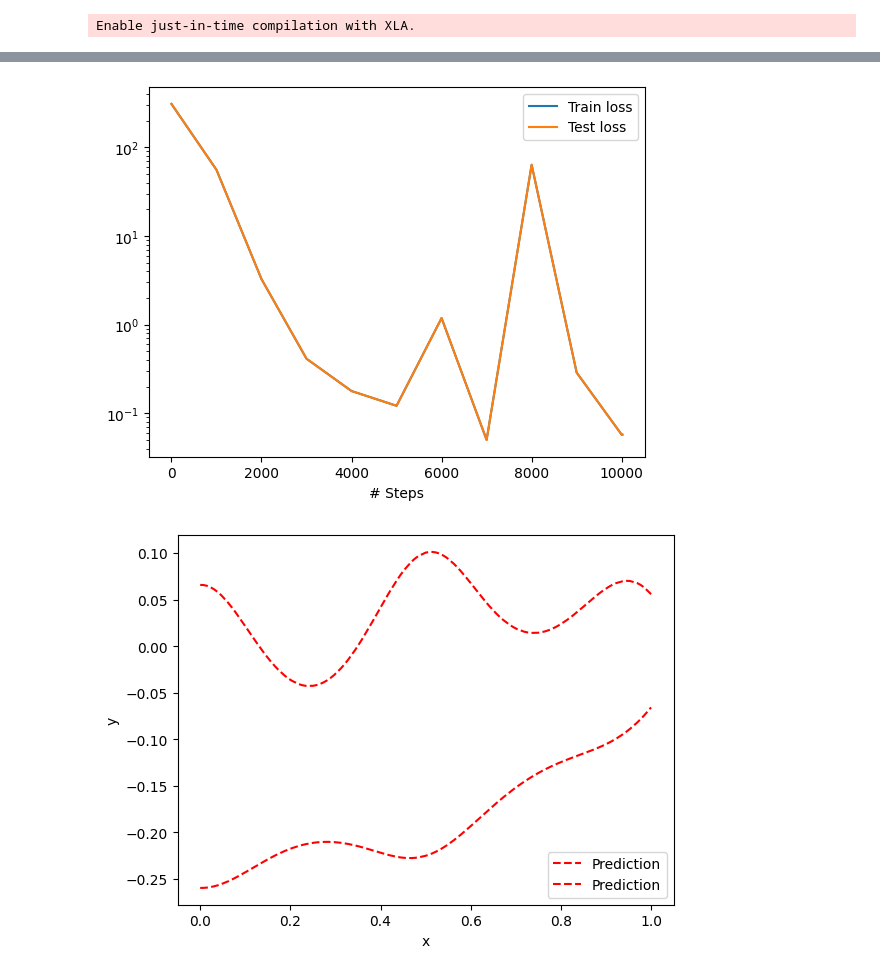
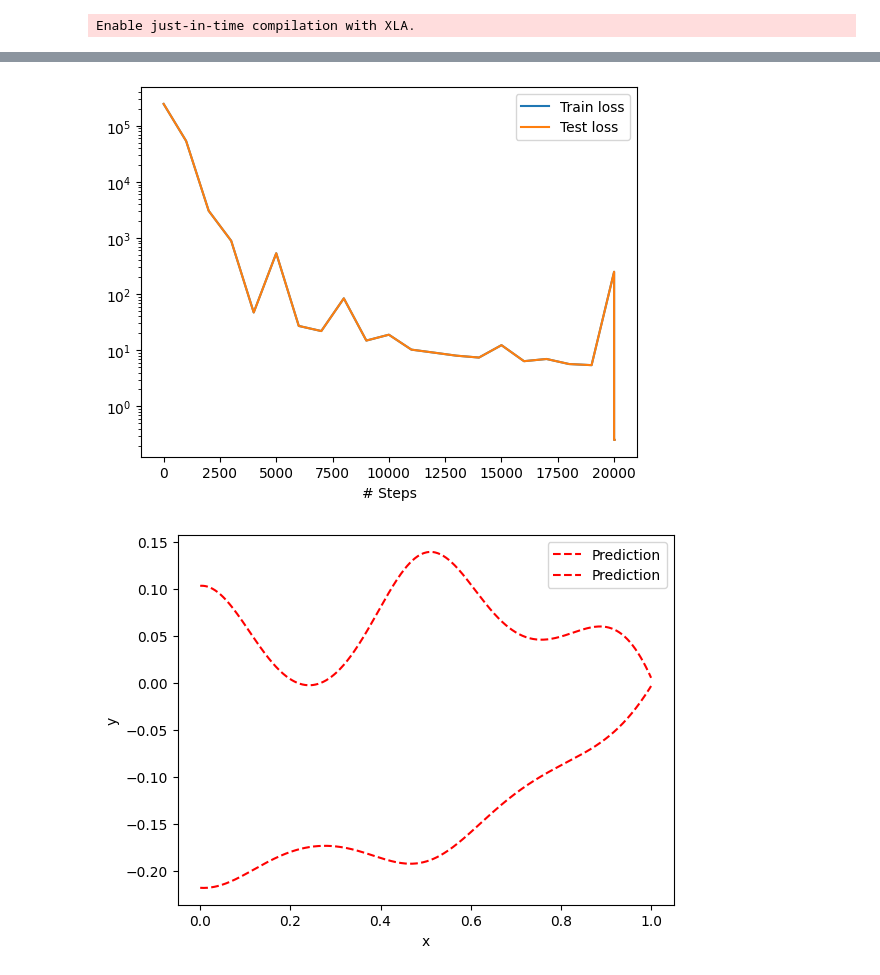
Before and after one commit to Ovocode05/NeuroDeff, a Jupyter notebook: LTNE_model1.ipynb, the cells around one changed output, grey strips where cells are left out. Cells and saved outputs as stored; diff of their text form; code cells hidden in the pictures.

```diff
--- a/LTNE_model1.ipynb
+++ b/LTNE_model1.ipynb
@@ -105,30 +105,34 @@ for omega in omega_values:
       geom,
       ode_wrapped,
       [bc_Tf_right, bc_Ts_right, bc_Tf_left, bc_Ts_left],
-      num_domain=100,
+      num_domain=500,
       num_boundary=20,
   )
   # print("The training set is {}".format(data.train_x_all.T))
 
-  nn = dde.maps.FNN([1] + [50]*3 + [2], "tanh", "Glorot normal")
+  nn = dde.maps.FNN([1] + [100]*3 + [2], "swish", "Glorot normal") #tanh/swish/sin
   model = dde.Model(data, nn)
 
   # Compile and train
-  model.compile("adam", lr=0.01)
-  losshistory, train_state = model.train(iterations=10000, display_every=1000)
+  loss_weights = [1e3, 1e3,  # PDE equations (eqn1, eqn2)
+               1e4, 1e4,    # Dirichlet BCs (T_f, T_s at x=1)
+               1e2, 1e2]    # Neumann BCs (dT_f/dx, dT_s/dx at x=0)
+
+  lambda1 = tf.Variable(1.0, dtype=tf.float32, trainable=True)
+  lambda2 = tf.Variable(1.0, dtype=tf.float32, trainable=True)
+
+  model.compile("adam", lr=0.001, loss_weights=loss_weights, external_trainable_variables=[lambda1, lambda2])
+  losshistory, train_state = model.train(iterations=20000, display_every=1000)
 
   # Refine training with L-BFGS
   model.compile("L-BFGS-B")
-  losshistory, train_state = model.train(iterations=10000, display_every=1000)
+  losshistory, train_state = model.train()
 
   # Save and plot results
   dde.saveplot(losshistory, train_state, issave=True, isplot=True)
   n = np.linspace(0, 1, 50).reshape(-1, 1)
   T_pred = model.predict(n)
 
-  if isinstance(T_pred, list) and isinstance(T_pred[0], np.ndarray):
-      T_pred = np.hstack(T_pred)
-
   T_f_pred = T_pred[:, 0:1]
   T_s_pred = T_pred[:, 1:2]
 
@@ -169,8 +173,8 @@ Step      Train loss                                                      Test l
 
 Saving loss history to /content/loss.dat ...
 Saving training data to /content/train.dat ...
 Saving test data to /content/test.dat ...
-[figure, old version]
+[figure, new version]
-[figure, old version]
+[figure, new version]
 Training for omega = 3.0
 Compiling model...
```
Also changed, not shown: parts of 2 cells of this notebook.
